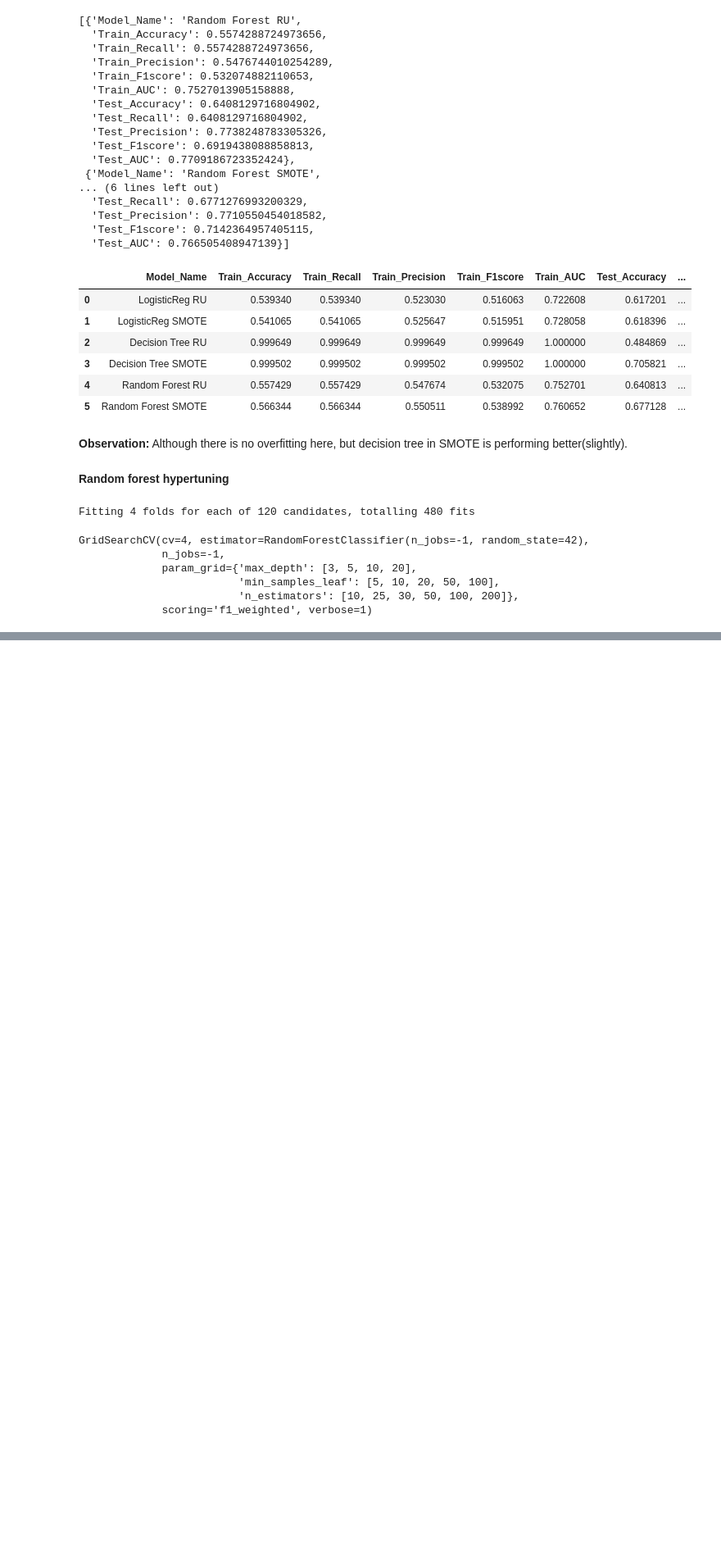
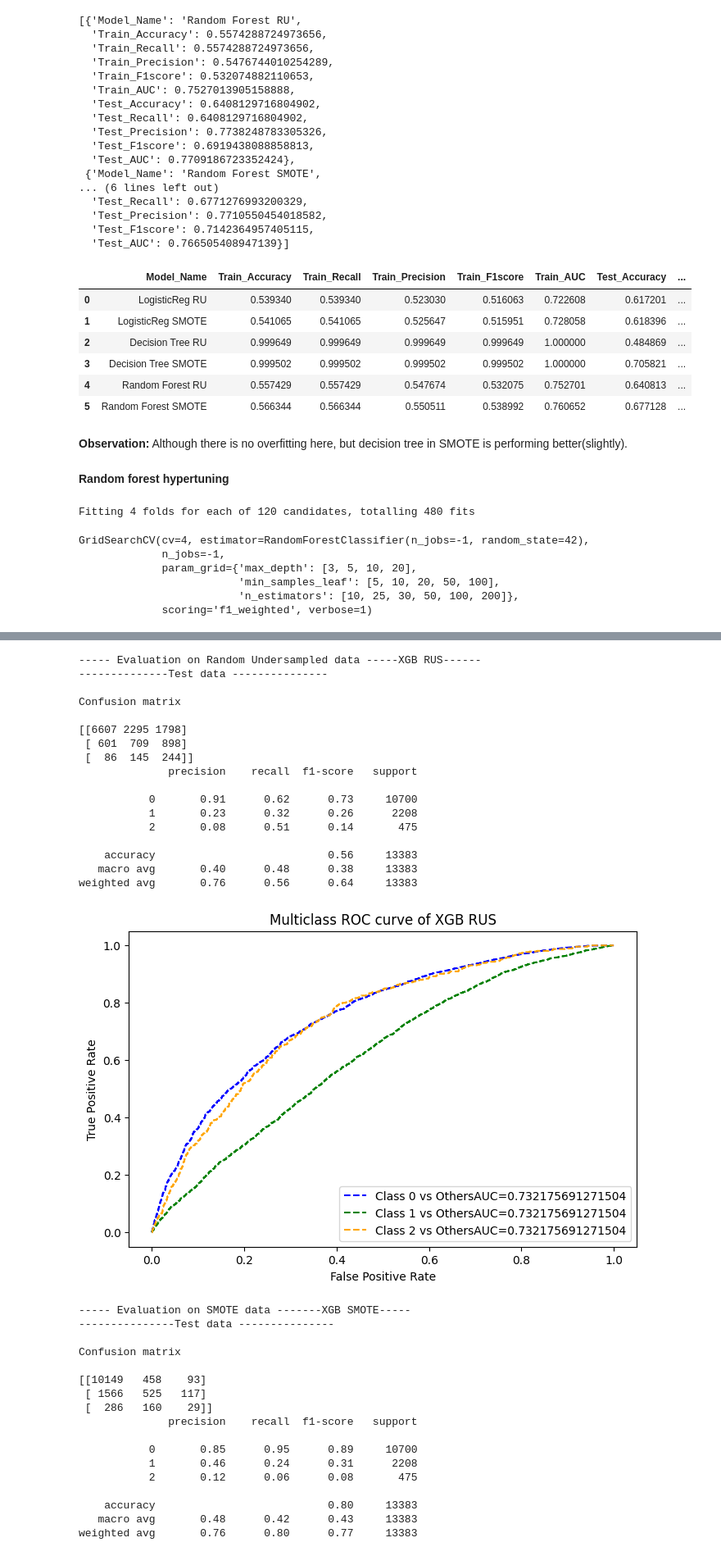
Before and after one commit to Ksangi/AlmaBetter-Email-Campaign-Effectiveness-Prediction, a Jupyter notebook: Email_Campaign_Effectiveness_Prediction.ipynb, the cells around one changed output, grey strips where cells are left out. Shown at 82% size. Drawn from its saved outputs; the diff is of its cells as text; code cells hidden in the pictures; blank space fills up the shorter version.

```diff
--- a/Email_Campaign_Effectiveness_Prediction.ipynb
+++ b/Email_Campaign_Effectiveness_Prediction.ipynb
@@ -1059,0 +1161,4 @@ comparison_df
+# %%
+#For SMOTE
+xgb_smote = XGBClassifier(n_estimators=100,max_depth=12,min_samples_leaf=20,min_samples_split=30)
+xgb_smote.fit(x_train_smote,y_train_smote)
@@ -1059,0 +1179,4 @@ comparison_df
+# %%
+#For RUS
+xgb_rus = XGBClassifier(n_estimators=100,max_depth=12,min_samples_leaf=20,min_samples_split=30)
+xgb_rus.fit(x_train_ru,y_train_ru)
@@ -1059,0 +1197,39 @@ comparison_df
+# %%
+xgb_eval = model_evaluation('XGB RUS', 'XGB SMOTE',xgb_rus, xgb_smote,x_train_ru, y_train_ru, x_train_smote, y_train_smote, x_test, y_test)
+xgb_eval
+# %% [output]
+----- Evaluation on Random Undersampled data -----XGB RUS------
+--------------Test data ---------------
+
+Confusion matrix
+
+[[6607 2295 1798]
+ [ 601  709  898]
+ [  86  145  244]]
+              precision    recall  f1-score   support
+
+           0       0.91      0.62      0.73     10700
+           1       0.23      0.32      0.26      2208
+           2       0.08      0.51      0.14       475
+
+    accuracy                           0.56     13383
+   macro avg       0.40      0.48      0.38     13383
+weighted avg       0.76      0.56      0.64     13383
+[figure, added]
+----- Evaluation on SMOTE data -------XGB SMOTE-----
+---------------Test data ---------------
+
+Confusion matrix
+
+[[10149   458    93]
+ [ 1566   525   117]
+ [  286   160    29]]
+              precision    recall  f1-score   support
+
+           0       0.85      0.95      0.89     10700
+           1       0.46      0.24      0.31      2208
+           2       0.12      0.06      0.08       475
+
+    accuracy                           0.80     13383
+   macro avg       0.48      0.42      0.43     13383
+weighted avg       0.76      0.80      0.77     13383
```
Also changed, not shown: parts of 27 cells of this notebook.
